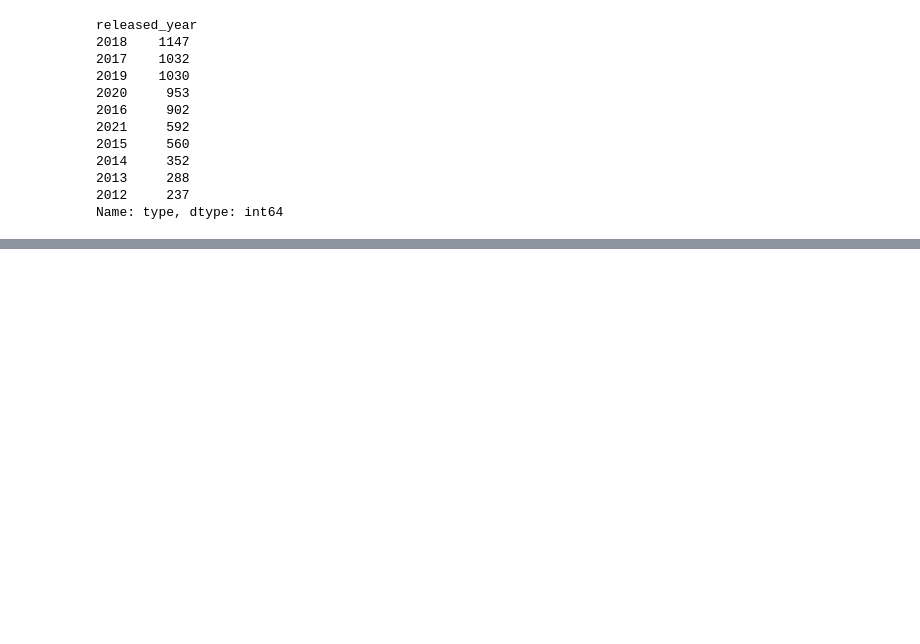
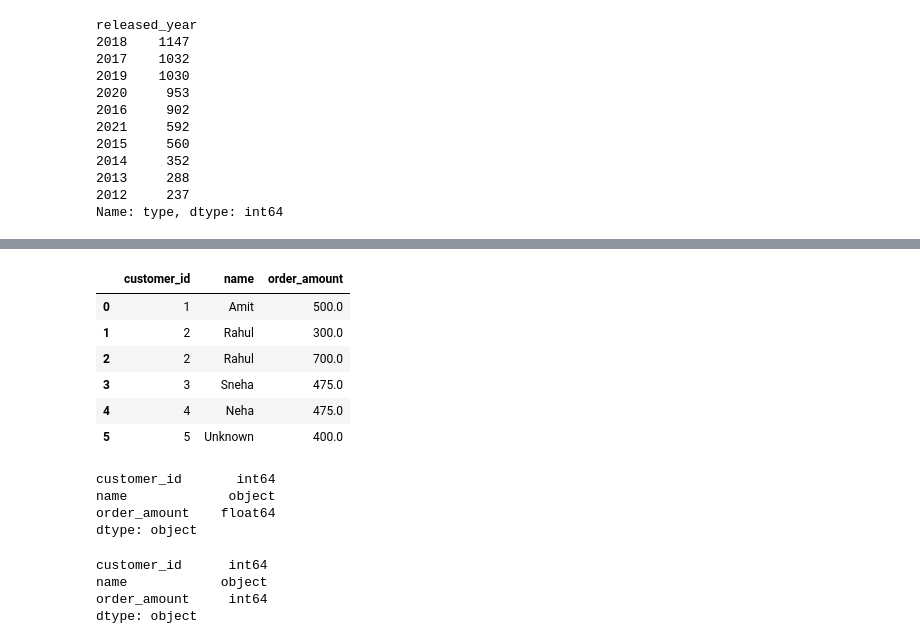
Before and after one commit to KartikGawade17/Pandas-Practice-, a Jupyter notebook: pandas_practice.ipynb, the cells around one changed output, grey strips where cells are left out. Saved outputs shown, nothing was run; the diff lists cells and outputs as text; code cells hidden in the pictures; blank space fills up the shorter version.

```diff
--- a/pandas_practice.ipynb
+++ b/pandas_practice.ipynb
@@ -193,0 +274,19 @@ Name: type, dtype: int64
+# %%
+combine_data['name'] = combine_data['name'].fillna('Unknown')
+# %%
+combine_data
+# %% [output]
+|  | customer_id | name | order_amount |
+| 0 | 1 | Amit | 500.0 |
+| 1 | 2 | Rahul | 300.0 |
+| 2 | 2 | Rahul | 700.0 |
+| 3 | 3 | Sneha | 475.0 |
+| 4 | 4 | Neha | 475.0 |
+| 5 | 5 | Unknown | 400.0 |
+# %%
+combine_data.dtypes
+# %% [output]
+customer_id       int64
+name             object
+order_amount    float64
+dtype: object
@@ -193,0 +295,7 @@ Name: type, dtype: int64
+# %%
+combine_data.dtypes
+# %% [output]
+customer_id      int64
+name            object
+order_amount     int64
+dtype: object
```
Also changed, not shown: parts of 13 cells of this notebook, 3 other files.
